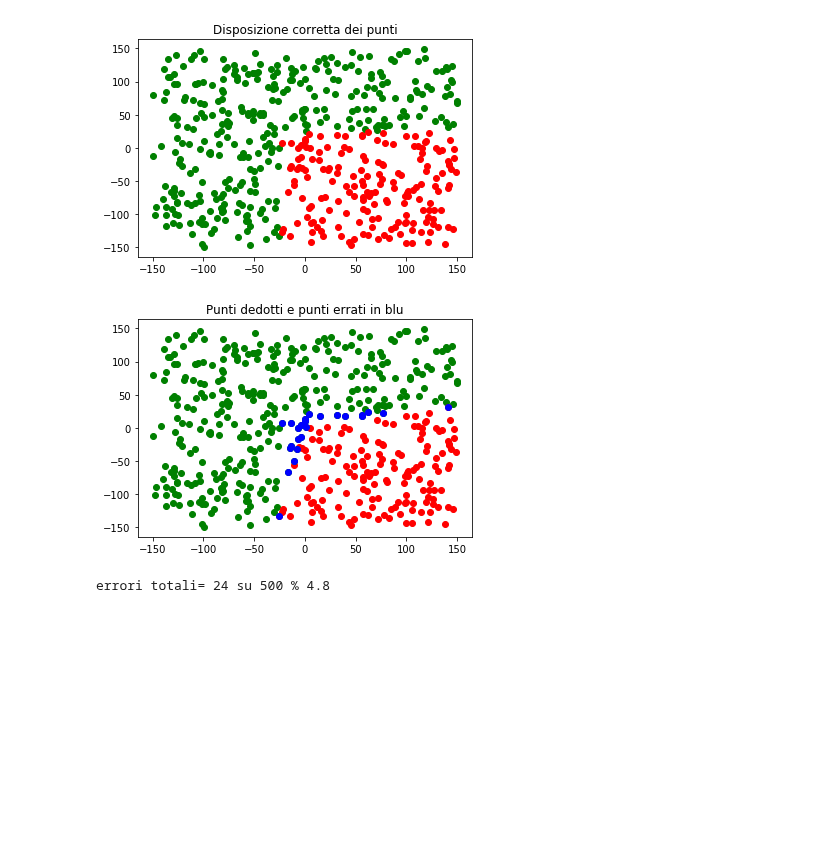
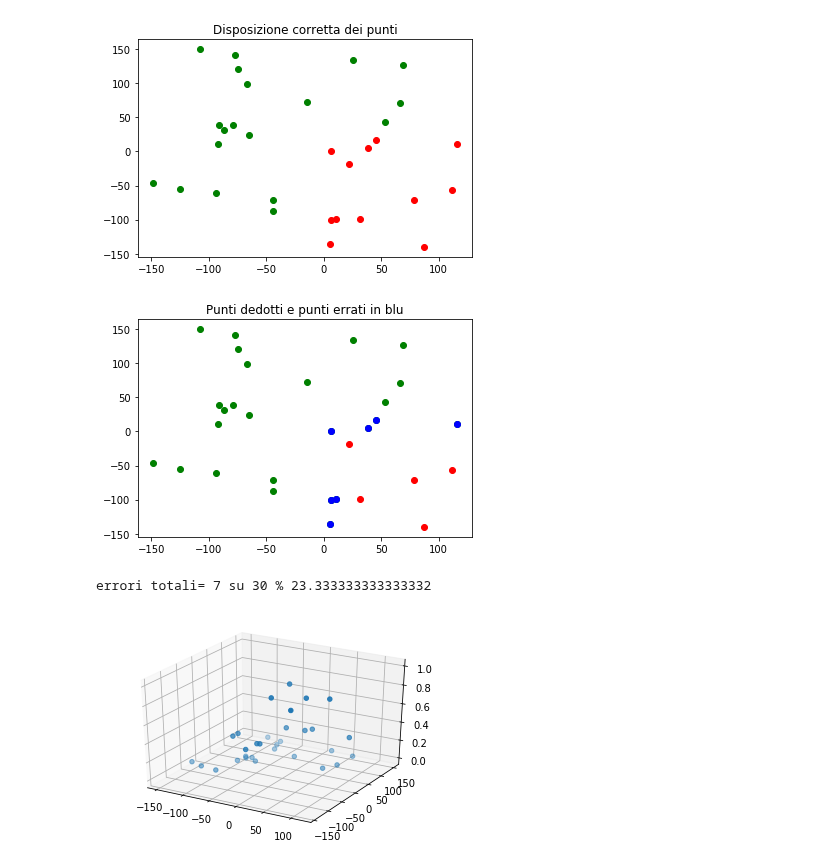
Before and after one commit to stefanoridolfi/Coding_ML, a Jupyter notebook: 2_level_no_Bias.ipynb, the cells around one changed output. Saved outputs shown, nothing was run; the diff lists cells and outputs as text; code cells hidden in the pictures; blank space fills up the shorter version.

```diff
--- a/2_level_no_Bias.ipynb
+++ b/2_level_no_Bias.ipynb
@@ -4,6 +4,13 @@
 import matplotlib.pyplot as plt
 import random
 import numpy as np
+
+from mpl_toolkits.mplot3d import Axes3D
+
+from matplotlib import cm
+from matplotlib.ticker import LinearLocator, FormatStrFormatter
+
+
 @np.vectorize
 def generaPunti(n):
     l=[]
@@ -50,7 +57,7 @@ xb=25
 ya=-25
 yb=25
 learning_rate=0.1
-n=5000
+n=1000
 training_set=[]
 # Set di trainig formato da n punti
 ListaPunti= generaPunti(n)
@@ -115,7 +122,7 @@ for e in range(1,epoche):
 
 
 # TEST SET
-t=500
+t=30
 test_set=[]
 # Set di trainig formato da n punti
 test_set= generaPunti(t)
@@ -133,34 +140,60 @@ for punto in test_set:
    X=np.array(X)
    X=X.reshape(2,1)
    Y=np.dot(Wih,X)
    Y_act=activation_function(Y)
    Z=np.dot(Who,Y_act)
    Z_act=activation_function(Z)
    plt.plot(punto[0],punto[1],posizione_neurale(Z_act)[1])
   # plt.title("Punti Dedotti dalla rete neurale")
 #plt.show()
 
 # Grafico errori
+Px=[]
+Py=[]
+Zgraph=[]
+
+
 errori_tot=0
 for punto in test_set:
    X=(punto[0],punto[1])
+   Px.append(punto[0])
+   Py.append(punto[1])
    X=np.array(X)
    X=X.reshape(2,1)
    Y=np.dot(Wih,X)
    Y_act=activation_function(Y)
    Z=np.dot(Who,Y_act)
    Z_act=activation_function(Z)
+   Zgraph.append([Z_act])
    #print("Z_act:posizione correta",posizione_neurale(Z_act)[0],":",posizione(punto,xa,xb,ya,yb)[0])
    #plt.plot(punto[0],punto[1],posizione_neurale(Z_act)[1])
    #print("Posizione, Z_act,Neurale, Errore Assoluto=",posizione(punto,xa,xb,ya,yb)[0],":",Z_act,":",posizione_neurale(Z_act)[0],":",posizione(punto,xa,xb,ya,yb)[0]-Z_act)
    if posizione_neurale(Z_act)[0]!=posizione(punto,xa,xb,ya,yb)[0]:
      plt.plot(punto[0],punto[1], 'bo')
-     #print("Z_act:formato neurale, output neurale, posizione corretta",Z_act,posizione_neurale(Z_act)[1],",",posizione_neurale(Z_act)[0],posizione(punto,xa,xb,ya,yb)[0])
+     #pint("Z_act:formato neurale, output neurale, posizione corretta",Z_act,posizione_neurale(Z_act)[1],",",posizione_neurale(Z_act)[0],posizione(punto,xa,xb,ya,yb)[0])
      errori_tot=errori_tot+1
+Px=np.array(Px)
+Py=np.array(Py)
+Zgraph=np.array(Zgraph)
+Px=Px.reshape(t+1,1)
+Py=Py.reshape(t+1,1)
+Zgraph=Zgraph.reshape(t+1,1)
+
 plt.title("Punti dedotti e punti errati in blu")
 plt.show()
 print("errori totali=",errori_tot, "su", t, "%",(errori_tot/t)*100)
+
+fig = plt.figure()
+ax = fig.gca(projection='3d')
+xdata = Px
+ydata = Py
+zdata = Zgraph
+ax.scatter3D(xdata, ydata, zdata, marker='o');
+# Plot the surface.
+
+plt.show()
 # %% [output]
-[figure, old version]
+[figure, new version]
-[figure, old version]
+[figure, new version]
-errori totali= 24 su 500 % 4.8
+errori totali= 7 su 30 % 23.333333333333332
+[figure, added]
```
